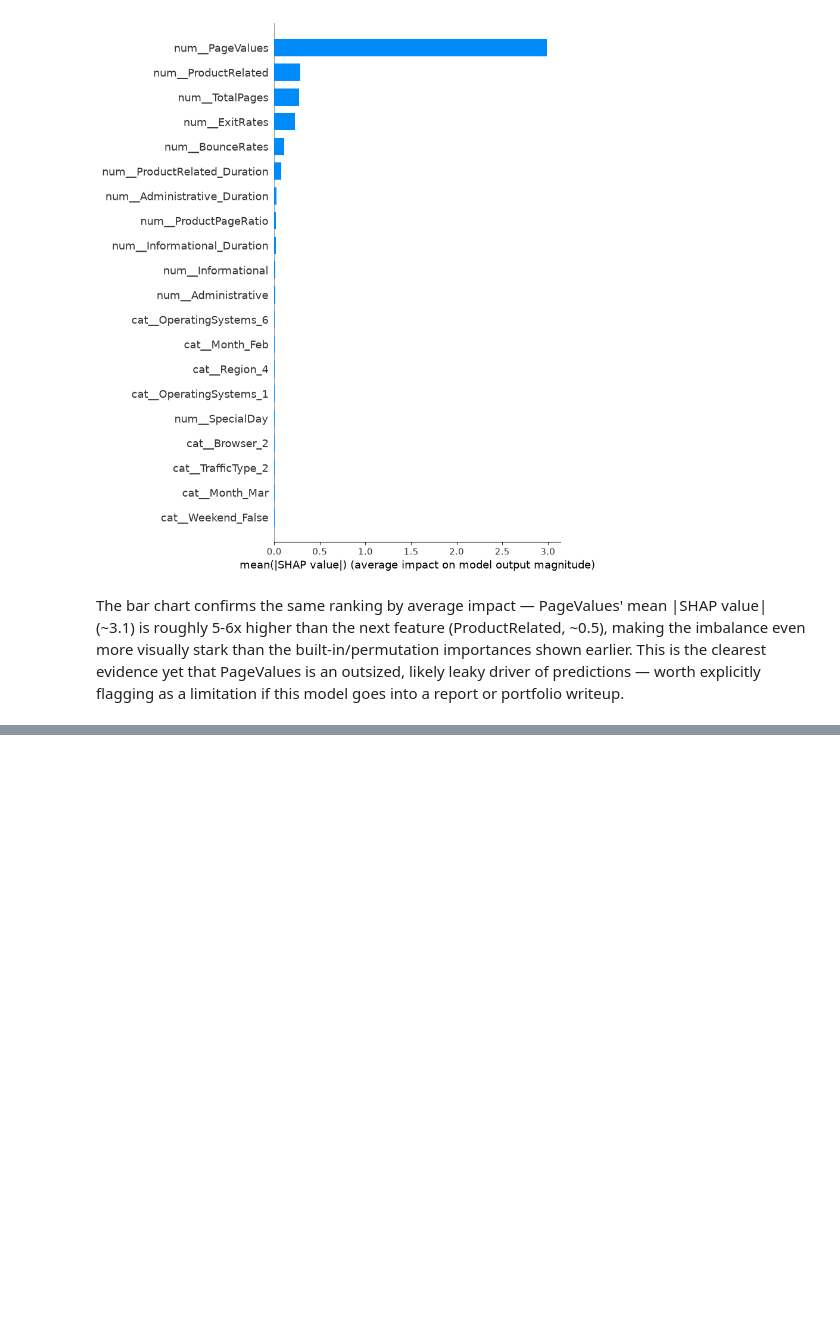
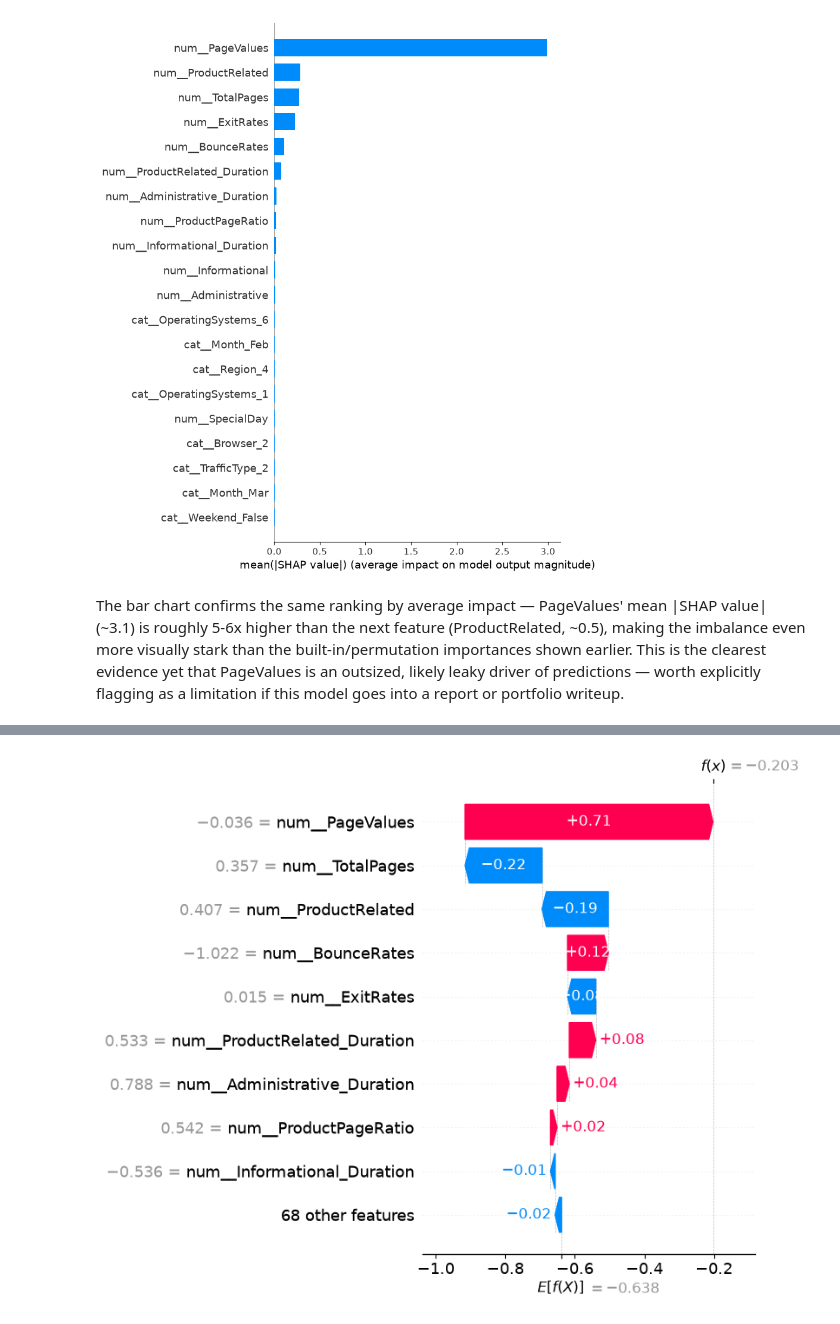
Before and after one commit to anuragchawla27/purchase-intent-xai, a Jupyter notebook: notebooks/04_xai.ipynb, the cells around one changed output, grey strips where cells are left out. Cells and saved outputs as stored; diff of their text form; code cells hidden in the pictures; blank space fills up the shorter version.

```diff
--- a/notebooks/04_xai.ipynb
+++ b/notebooks/04_xai.ipynb
@@ -116,0 +171,13 @@ The bar chart confirms the same ranking by average impact — PageValues' mean |
+# %%
+explanation_borderline = shap.Explanation(
+    values=shap_values[borderline_idx],
+    base_values=explainer.expected_value,
+    data=X_test_dense[borderline_idx],
+    feature_names=feature_names
+)
+shap.plots.waterfall(explanation_borderline, show=False)
+plt.tight_layout()
+plt.savefig("docs/shap_local_borderline_example.png", dpi=150, bbox_inches="tight")
+plt.show()
+# %% [output]
+[figure, added]
```
Also changed, not shown: parts of 7 cells of this notebook, 3 other files.
